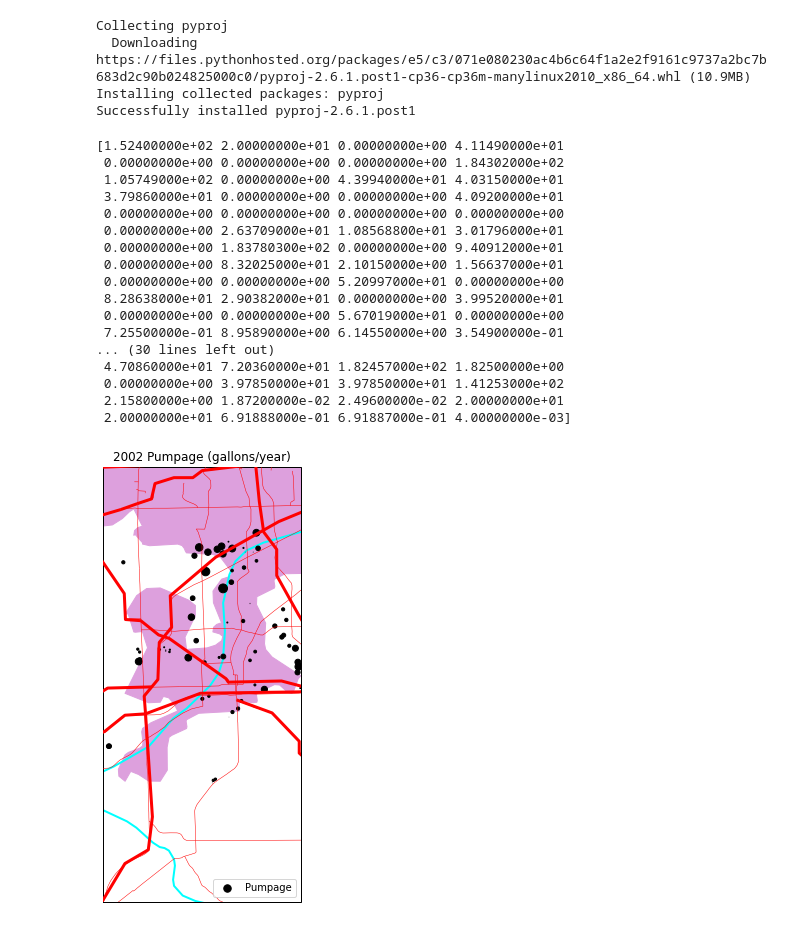
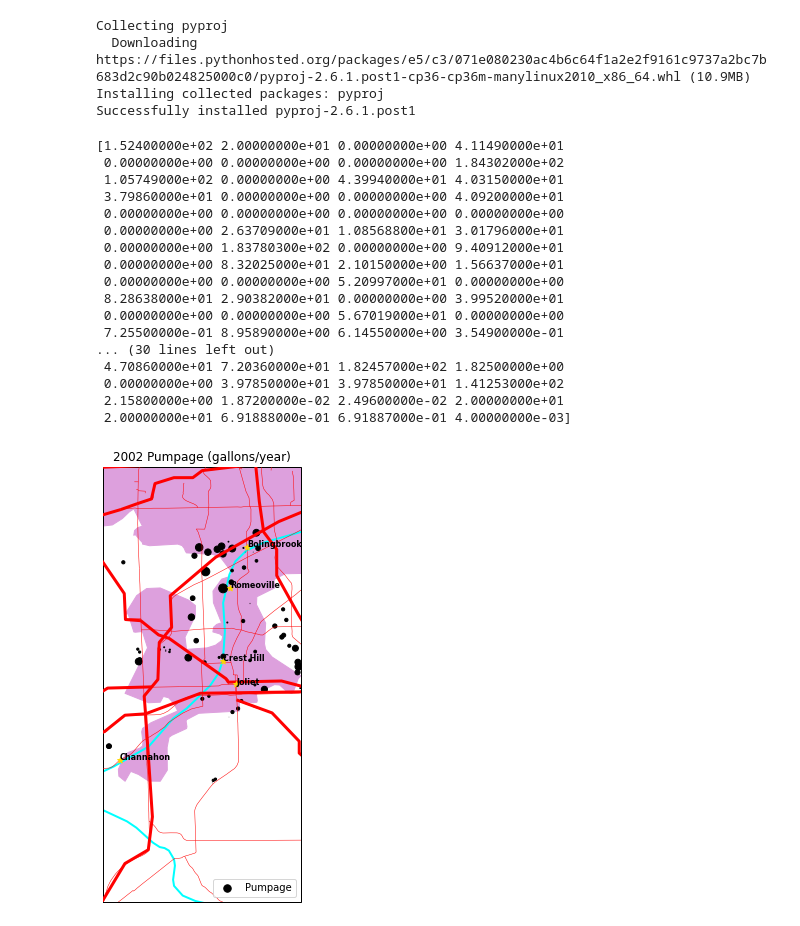
Before and after one commit to dbabrams/ShallowDolomite_Group, a Jupyter notebook: PumpageMapFinal.ipynb, the cells around one changed output. Drawn from its saved outputs; the diff is of its cells as text; code cells hidden in the pictures.

```diff
--- a/PumpageMapFinal.ipynb
+++ b/PumpageMapFinal.ipynb
@@ -142,31 +142,42 @@ ax.add_feature(smallroads, edgecolor='red', facecolor = '',linewidth=0.5,zorder=
 
 #create array of pumpage data and adjust accordingly; divided by a number appropriate for map size by trial and error
 #when you make scatter plot (below), this allows different sized points to be plotted, related to the magnitude of pumping
 sz=(df2002pump['Pumpage 2002 (gal/yr)'].values/1000000)
 print(sz)
 
 #plot map of pumpage data with coordinates
 plt.scatter(df2002pump['Latitude'],df2002pump['Longitude'],sz, marker=".", color="black", label="Pumpage",zorder=3)
 plt.legend(loc='lower right')
 plt.fill()
 plt.title('2002 Pumpage (gallons/year)')
+
+
+#Communities' locations
+lons = [-88.0987, -88.0684, -88.0817, -88.0895, -88.2287]
+lats = [41.5548, 41.6986, 41.5250, 41.6475, 41.4295]
+labels = ['Crest Hill', 'Bolingbrook', 'Joliet', 'Romeoville', 'Channahon']
+plt.scatter(lons, lats, marker="*", color="gold", zorder=4)
+
+#This puts the labels on the map
+for i, txt in enumerate(labels):
+    ax.annotate(txt,(lons[i], lats[i]),  fontsize=8, fontweight='bold',zorder=5)
 plt.show()
 # %% [output]
 [1.52400000e+02 2.00000000e+01 0.00000000e+00 4.11490000e+01
  0.00000000e+00 0.00000000e+00 0.00000000e+00 1.84302000e+02
  1.05749000e+02 0.00000000e+00 4.39940000e+01 4.03150000e+01
  3.79860000e+01 0.00000000e+00 0.00000000e+00 4.09200000e+01
  0.00000000e+00 0.00000000e+00 0.00000000e+00 0.00000000e+00
  0.00000000e+00 2.63709000e+01 1.08568800e+01 3.01796000e+01
  0.00000000e+00 1.83780300e+02 0.00000000e+00 9.40912000e+01
  0.00000000e+00 8.32025000e+01 2.10150000e+00 1.56637000e+01
  0.00000000e+00 0.00000000e+00 5.20997000e+01 0.00000000e+00
  8.28638000e+01 2.90382000e+01 0.00000000e+00 3.99520000e+01
  0.00000000e+00 0.00000000e+00 5.67019000e+01 0.00000000e+00
  7.25500000e-01 8.95890000e+00 6.14550000e+00 3.54900000e-01
 ... (30 lines left out)
  4.70860000e+01 7.20360000e+01 1.82457000e+02 1.82500000e+00
  0.00000000e+00 3.97850000e+01 3.97850000e+01 1.41253000e+02
  2.15800000e+00 1.87200000e-02 2.49600000e-02 2.00000000e+01
  2.00000000e+01 6.91888000e-01 6.91887000e-01 4.00000000e-03]
-[figure, old version]
+[figure, new version]
```
